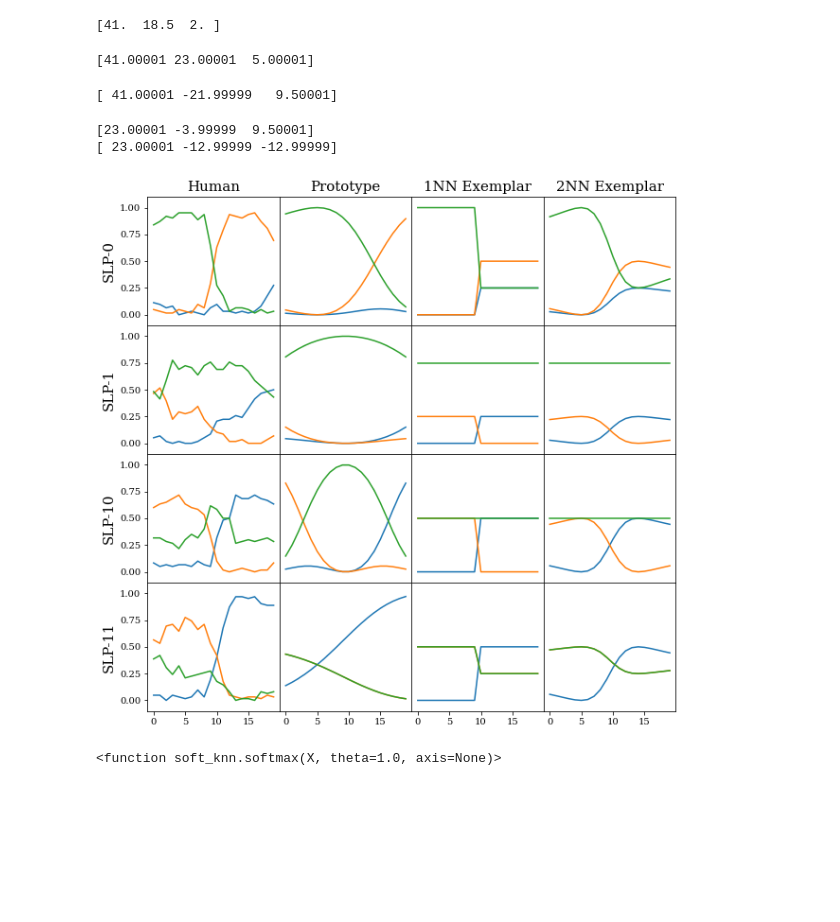
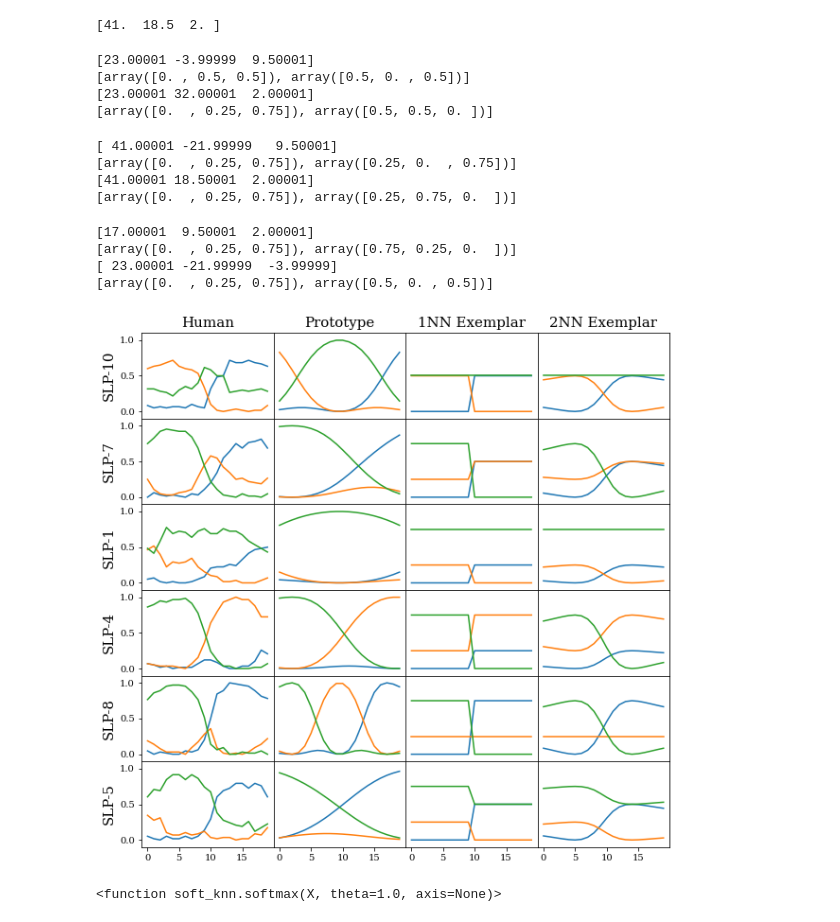
Before and after one commit to ilia10000/LO-Shot, a Jupyter notebook: LOSLP/new-dino-analysis_p-vs-e.ipynb, the cells around one changed output. Drawn from its saved outputs; the diff is of its cells as text; code cells hidden in the pictures; blank space fills up the shorter version.

```diff
--- a/LOSLP/new-dino-analysis_p-vs-e.ipynb
+++ b/LOSLP/new-dino-analysis_p-vs-e.ipynb
@@ -257,7 +257,7 @@ plt.rcParams["font.family"] = "Serif"
 def softmax(x):
     """Compute softmax values for each sets of scores in x."""
     return np.exp(x) / np.sum(np.exp(x), axis=-1)[:, np.newaxis]
-for num in [0,1,10,11]:
+for num in [10, 7, 1, 4, 8, 5]:#[0,1,10,11]:
     counter+=1
     ignore = ['w93e05c8', 'w8f3a5e6', 'w72ff099', 'w6189e36', 'w3cbe79c',
            'w86d39ac', 'wfc8e96c', 'wf2fae6e', 'w2c152d2', 'wbfb9c6f',]
@@ -282,7 +282,7 @@ for num in [0,1,10,11]:
     class2 = [cloud_dict[i][1]/sum(cloud_dict[i]) for i in range(20)]
     class3 = [cloud_dict[i][2]/sum(cloud_dict[i]) for i in range(20)]
 
-    plt.subplot(4,4,(counter-1)*4 + 1)
+    plt.subplot(6,4,(counter-1)*4 + 1)
     plt.ylabel("SLP-{0}".format(num), fontsize=15)
     plt.ylim(-0.1,1.1)
     if counter<4:
@@ -312,7 +312,7 @@ for num in [0,1,10,11]:
     #print(shift_peaks)
     from soft_knn import SoftKNN
 
-    plt.subplot(4,4,(counter-1)*4 + 2)
+    plt.subplot(6,4,(counter-1)*4 + 2)
     plt.ylim(-0.1,1.1)
     plt.yticks([])
     if counter<4:
@@ -334,7 +334,7 @@ for num in [0,1,10,11]:
     # gpr.fit(np.array([5.0001,14.0001]).reshape((-1,1)),sl[num])
     # print(gpr.kernel_)
     # probs=(100*softmax(probs)).reshape((20,20,8))
-
+    print(sl[num])
     clf=SoftKNN(k=3)
     #prototype_loc = optim_peaks(*sl[num])#peaks_dict[num]#mean_peaks+[20,0,0]#+[-3,-11,-1.01]#+[41/2 - mean_peaks[0]/2,0,0]#mean_peaks+[41/2 - mean_peaks[0]/2,-41/2 + mean_peaks[1]/2,0]#np.array([18,13.7,4.6])
     prototype_loc=peaks_dict[num]
@@ -351,7 +351,7 @@ for num in [0,1,10,11]:
     #plt.show()
     #print(prototype_loc)
 
-    plt.subplot(4,4,(counter-1)*4 + 3)
+    plt.subplot(6,4,(counter-1)*4 + 3)
     plt.ylim(-0.1,1.1)
     plt.yticks([])
     if counter<4:
@@ -360,38 +360,46 @@ for num in [0,1,10,11]:
         plt.xticks([0,5,10,15])
     if counter==1:
         plt.title("1NN Exemplar", fontsize=15)
     clf2=SoftKNN(k=1)
     clf2.fit([5.0001,14.0001],sl[num])
     x=np.linspace(0,19, 20)
     preds=clf2.probabilities(x)
     plt.plot(x,preds)
     #plt.show()
     #print(prototype_loc)
 
-    plt.subplot(4,4,(counter-1)*4 + 4)
+    plt.subplot(6,4,(counter-1)*4 + 4)
     plt.ylim(-0.1,1.1)
     plt.yticks([])
     if counter<4:
         plt.xticks([])
     else:
         plt.xticks([0,5,10,15])
     if counter==1:
         plt.title("2NN Exemplar", fontsize=15)
     clf2=SoftKNN(k=2)
     clf2.fit([5.0001,14.0001],sl[num])
     x=np.linspace(0,19, 20)
     preds=clf2.probabilities(x)
     plt.plot(x,preds)
     #plt.show()
 fig.subplots_adjust(wspace=0, hspace=0)
 plt.savefig("figs/new/PvE/pve.png", dpi=300)
 #     print(prototype_loc)
 # %% [output]
-[41.00001 23.00001  5.00001]
+[23.00001 -3.99999  9.50001]
+[array([0. , 0.5, 0.5]), array([0.5, 0. , 0.5])]
+[23.00001 32.00001  2.00001]
+[array([0.  , 0.25, 0.75]), array([0.5, 0.5, 0. ])]
 [ 41.00001 -21.99999   9.50001]
+[array([0.  , 0.25, 0.75]), array([0.25, 0.  , 0.75])]
+[41.00001 18.50001  2.00001]
+[array([0.  , 0.25, 0.75]), array([0.25, 0.75, 0.  ])]
-[23.00001 -3.99999  9.50001]
-[ 23.00001 -12.99999 -12.99999]
+[17.00001  9.50001  2.00001]
+[array([0.  , 0.25, 0.75]), array([0.75, 0.25, 0.  ])]
+[ 23.00001 -21.99999  -3.99999]
+[array([0.  , 0.25, 0.75]), array([0.5, 0. , 0.5])]
-[figure, old version]
+[figure, new version]
 # %%
 softmax
 # %% [output]
```
